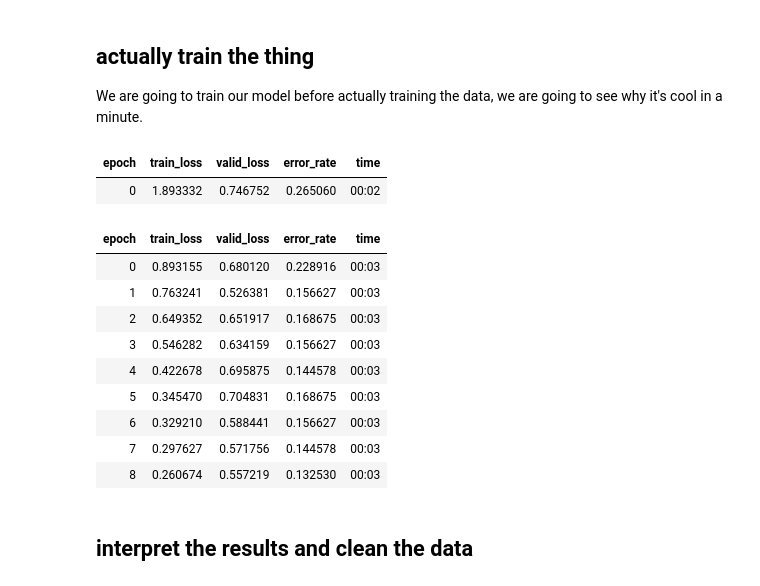
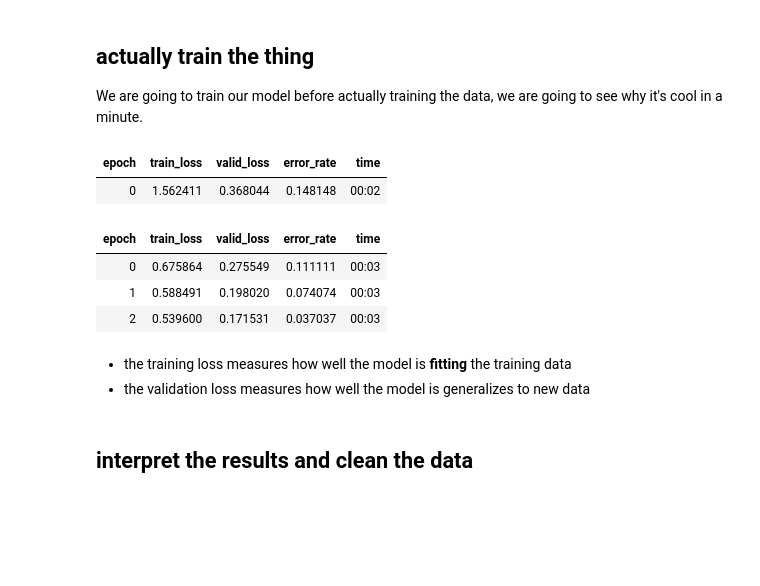
Before and after one commit to yactouat/learning_AI, a Jupyter notebook: notebooks/waste-sorter/waste-sorter.ipynb, the cells around one changed output. Saved outputs shown, nothing was run; the diff lists cells and outputs as text; code cells hidden in the pictures; blank space fills up the shorter version.

```diff
--- a/notebooks/waste-sorter/waste-sorter.ipynb
+++ b/notebooks/waste-sorter/waste-sorter.ipynb
@@ -145,8 +145,4 @@ dls = DataBlock(
     # 6th parameter: how do we distort the images to make our model more robust ?
     # here we make them super big
     batch_tfms=aug_transforms(mult=2)
-).dataloaders(path, bs=16)
-
-# this says "show me a batch of data that you are passing to the model"
-# it will automatically show you useful data
-dls.show_batch(max_n=6, unique=True)
+).dataloaders(path/"green_yellow_blue", bs=16)
@@ -185,20 +192,17 @@ We are going to train our model before actually training the data, we are going
 # %%
 # the `resnet` number denotes the depth of the model
 learn = vision_learner(dls, resnet34, metrics=error_rate)
-learn.fine_tune(9)
+learn.fine_tune(3)
 # %% [output]
 | epoch | train_loss | valid_loss | error_rate | time |
-| 0 | 1.893332 | 0.746752 | 0.265060 | 00:02 |
+| 0 | 1.562411 | 0.368044 | 0.148148 | 00:02 |
 | epoch | train_loss | valid_loss | error_rate | time |
-| 0 | 0.893155 | 0.680120 | 0.228916 | 00:03 |
-| 1 | 0.763241 | 0.526381 | 0.156627 | 00:03 |
-| 2 | 0.649352 | 0.651917 | 0.168675 | 00:03 |
-| 3 | 0.546282 | 0.634159 | 0.156627 | 00:03 |
-| 4 | 0.422678 | 0.695875 | 0.144578 | 00:03 |
-| 5 | 0.345470 | 0.704831 | 0.168675 | 00:03 |
-| 6 | 0.329210 | 0.588441 | 0.156627 | 00:03 |
-| 7 | 0.297627 | 0.571756 | 0.144578 | 00:03 |
-| 8 | 0.260674 | 0.557219 | 0.132530 | 00:03 |
+| 0 | 0.675864 | 0.275549 | 0.111111 | 00:03 |
+| 1 | 0.588491 | 0.198020 | 0.074074 | 00:03 |
+| 2 | 0.539600 | 0.171531 | 0.037037 | 00:03 |
+# %% [markdown]
+  - the training loss measures how well the model is **fitting** the training data
+  - the validation loss measures how well the model is generalizes to new data
 # %% [markdown]
 ## interpret the results and clean the data
 # %%
```
Also changed, not shown: parts of 10 cells of this notebook, 1 other file.
